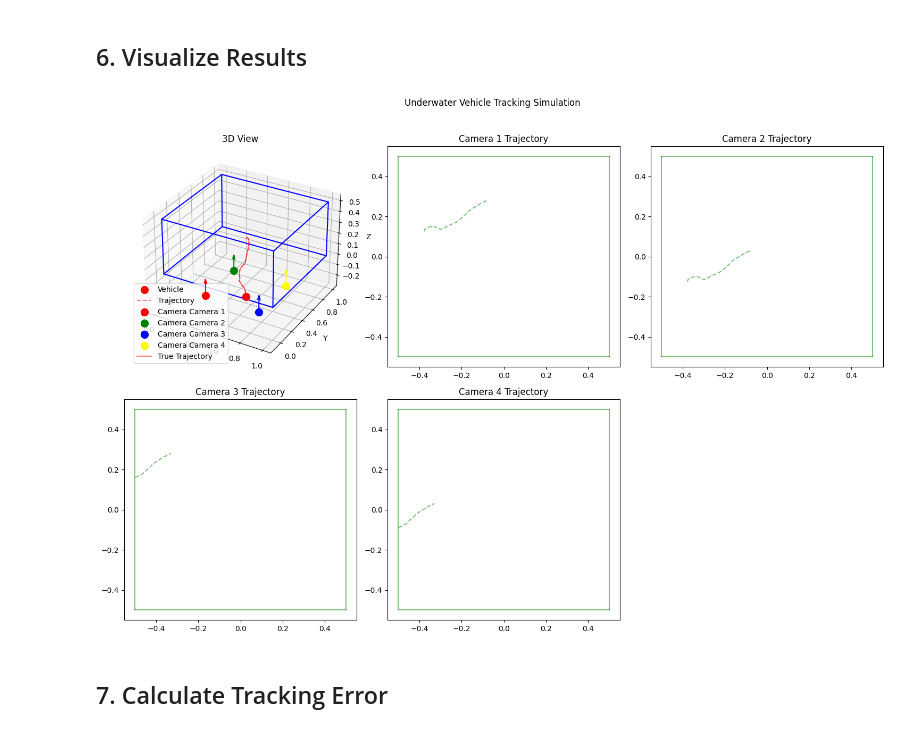
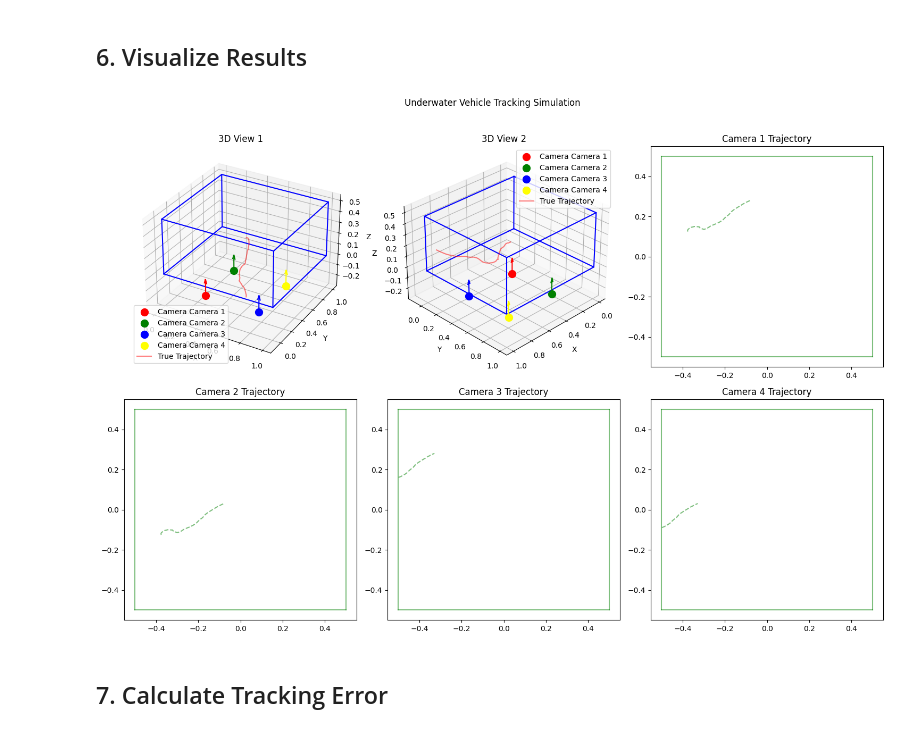
Before and after one commit to boring180/MASEP_Local, a Jupyter notebook: underwater_tracking_simulation.ipynb, the cells around one changed output. Drawn from its saved outputs; the diff is of its cells as text; code cells hidden in the pictures.

Commit message:
Add a second POV of the 3D graph

```diff
--- a/underwater_tracking_simulation.ipynb
+++ b/underwater_tracking_simulation.ipynb
@@ -227,32 +227,45 @@ estimated_positions = np.array(estimated_positions)
 # %%
 fig = plt.figure(figsize=(15, 10))
 
 # Create a 3x2 grid of subplots
 # Main 3D plot in the top left
-ax1 = fig.add_subplot(231, projection='3d')
+ax1 = fig.add_subplot(2, 3, 1, projection='3d')
 tank.plot_tank(ax1)
-vehicle.plot_vehicle(ax1)
 for camera in cameras:
     camera.plot_camera(ax1)
 ax1.plot(true_positions[:, 0], true_positions[:, 1], true_positions[:, 2],
         'r-', alpha=0.5, label='True Trajectory')
 ax1.set_xlabel('X')
 ax1.set_ylabel('Y')
 ax1.set_zlabel('Z')
 ax1.legend()
-ax1.set_title('3D View')
+ax1.set_title('3D View 1')
+
+ax2 = fig.add_subplot(2, 3, 2, projection='3d')
+tank.plot_tank(ax2)
+for camera in cameras:
+    camera.plot_camera(ax2)
+ax2.plot(true_positions[:, 0], true_positions[:, 1], true_positions[:, 2],
+        'r-', alpha=0.5, label='True Trajectory')
+ax2.set_xlabel('X')
+ax2.set_ylabel('Y')
+ax2.set_zlabel('Z')
+ax2.legend()
+ax2.set_title('3D View 2')
+# Set a different viewing angle
+ax2.view_init(elev=30, azim=45)  # Changed elevation and azimuth angles
 
 # Camera trajectories in remaining subplots
 for i, camera in enumerate(cameras):
-    ax = fig.add_subplot(2, 3, i+2)  # Start from position 2 in the grid
+    ax = fig.add_subplot(2, 3, i+3)  # Start from position 2 in the grid
     camera.plot_trajectory(ax)
     ax.set_title(f'{camera.name} Trajectory')
 
 plt.suptitle('Underwater Vehicle Tracking Simulation', y=1.02)
 plt.tight_layout()
 plt.show()
 # %% [output]
-[figure, old version]
+[figure, new version]
 # %% [markdown]
 ## 7. Calculate Tracking Error
 # %%
```
